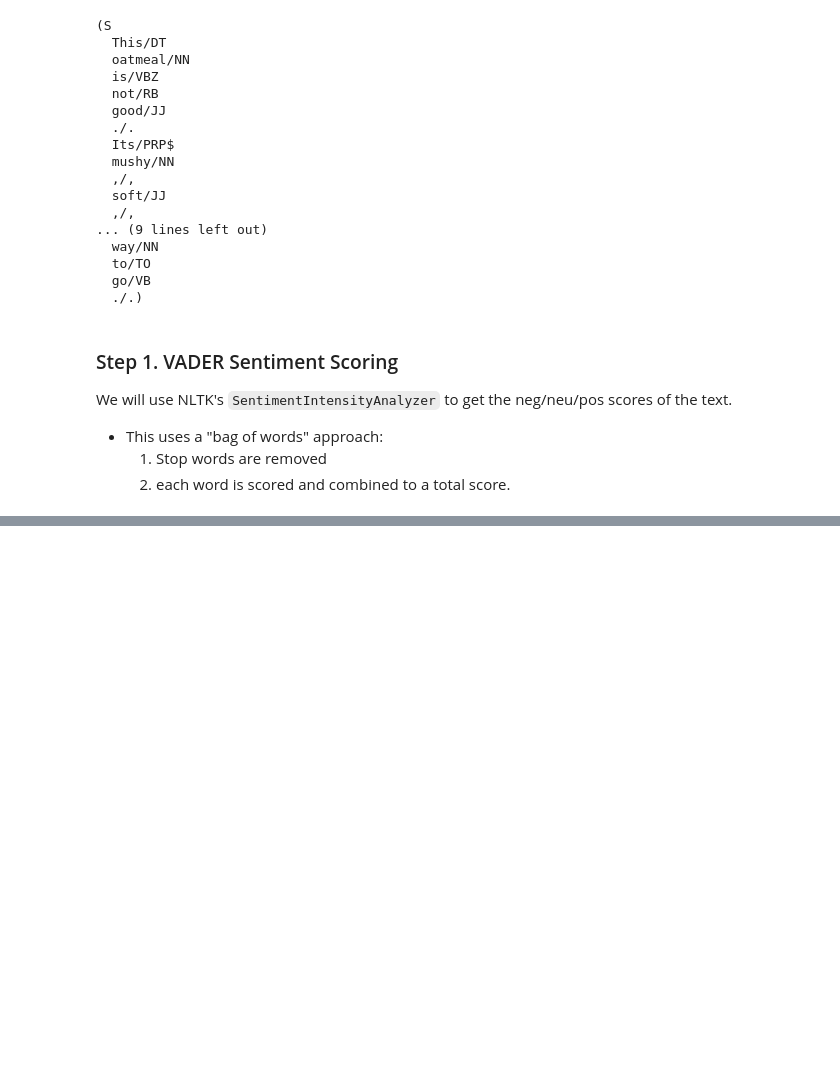
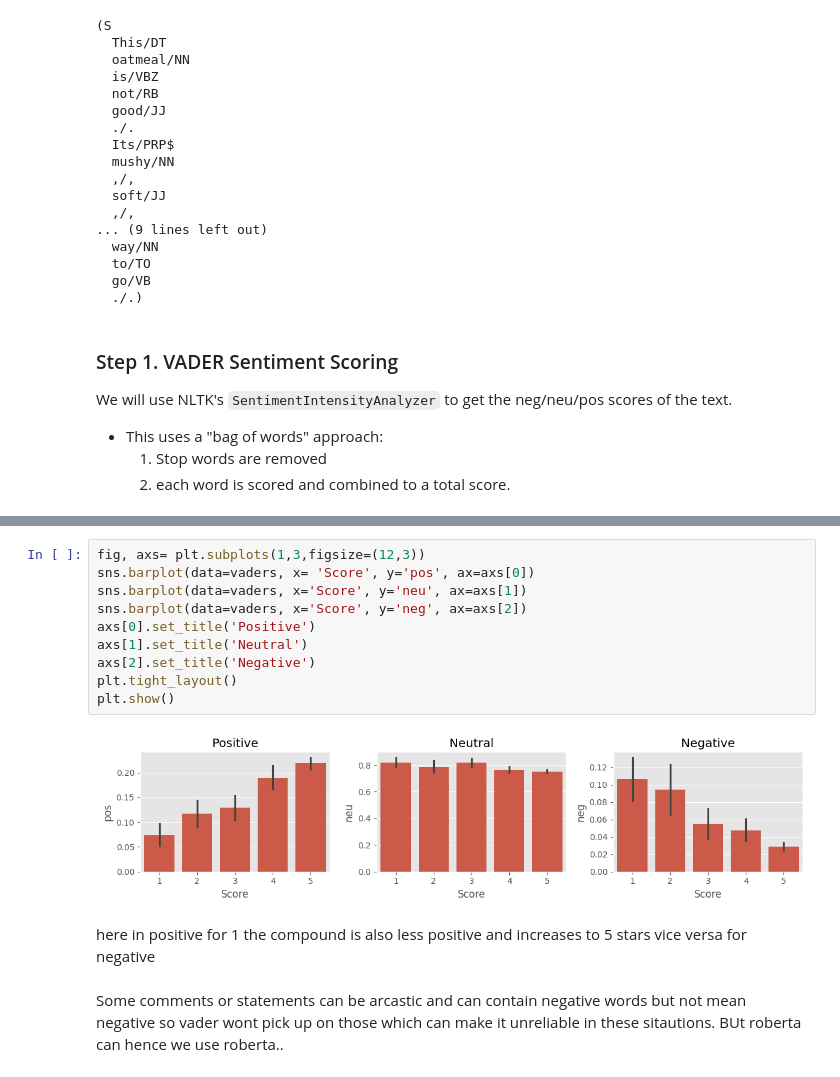
Before and after one commit to Shreyaar12/Sentiment-Analysis-Amazon-Reviews, a Jupyter notebook: sentimentnb.ipynb, the cells around one changed output, grey strips where cells are left out. Cells and saved outputs as stored; diff of their text form; blank space fills up the shorter version.

```diff
--- a/sentimentnb.ipynb
+++ b/sentimentnb.ipynb
@@ -135,0 +204,17 @@ We will use NLTK's `SentimentIntensityAnalyzer` to get the neg/neu/pos scores of
+# %%
+fig, axs= plt.subplots(1,3,figsize=(12,3))
+sns.barplot(data=vaders, x= 'Score', y='pos', ax=axs[0])
+sns.barplot(data=vaders, x='Score', y='neu', ax=axs[1])
+sns.barplot(data=vaders, x='Score', y='neg', ax=axs[2])
+axs[0].set_title('Positive')
+axs[1].set_title('Neutral')
+axs[2].set_title('Negative')
+plt.tight_layout()
+plt.show()
+# %% [output]
+[figure, added]
+# %% [markdown]
+here in positive for 1 the compound is also less positive and increases to 5 stars vice versa for negative
+# %% [markdown]
+Some comments or statements can be arcastic and can contain negative words but not mean negative so vader wont pick up on those which can make it unreliable in these sitautions.
+BUt roberta can hence we use roberta..
```
Also changed, not shown: parts of 12 cells of this notebook, 1 other file.
